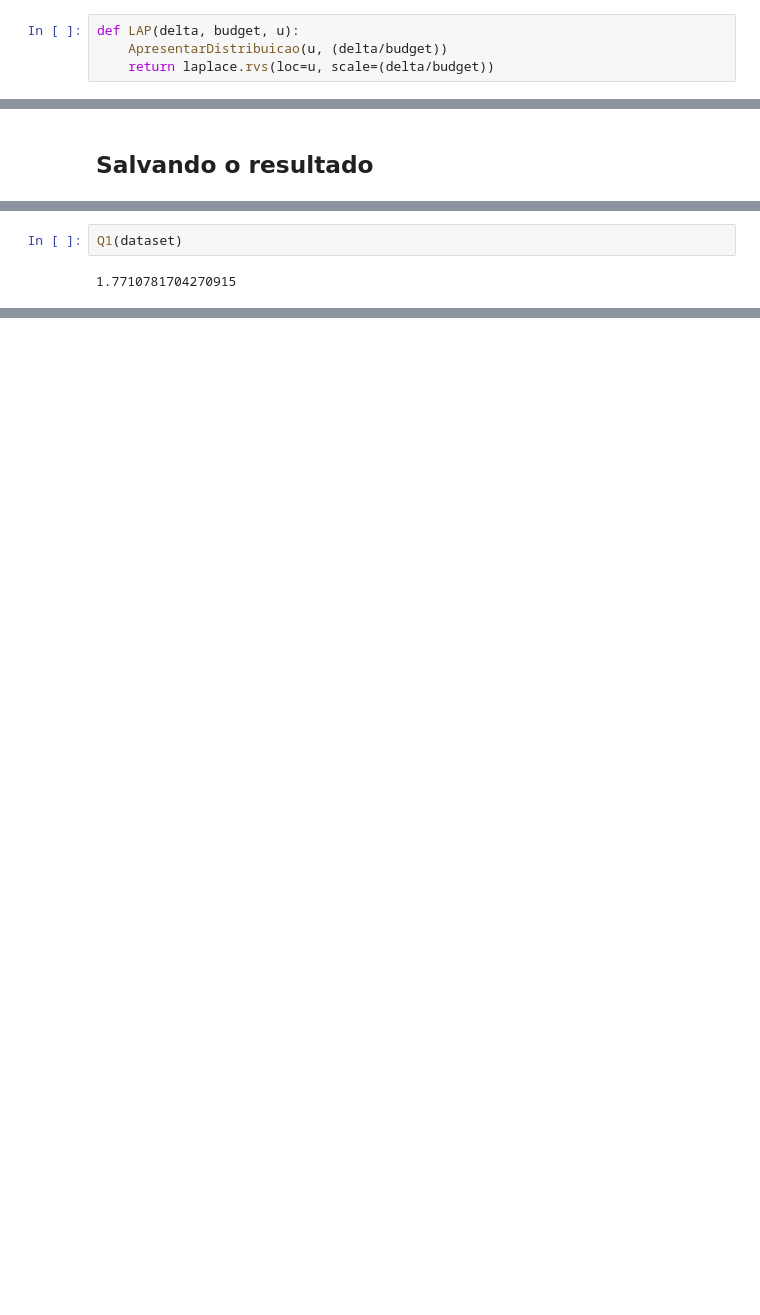
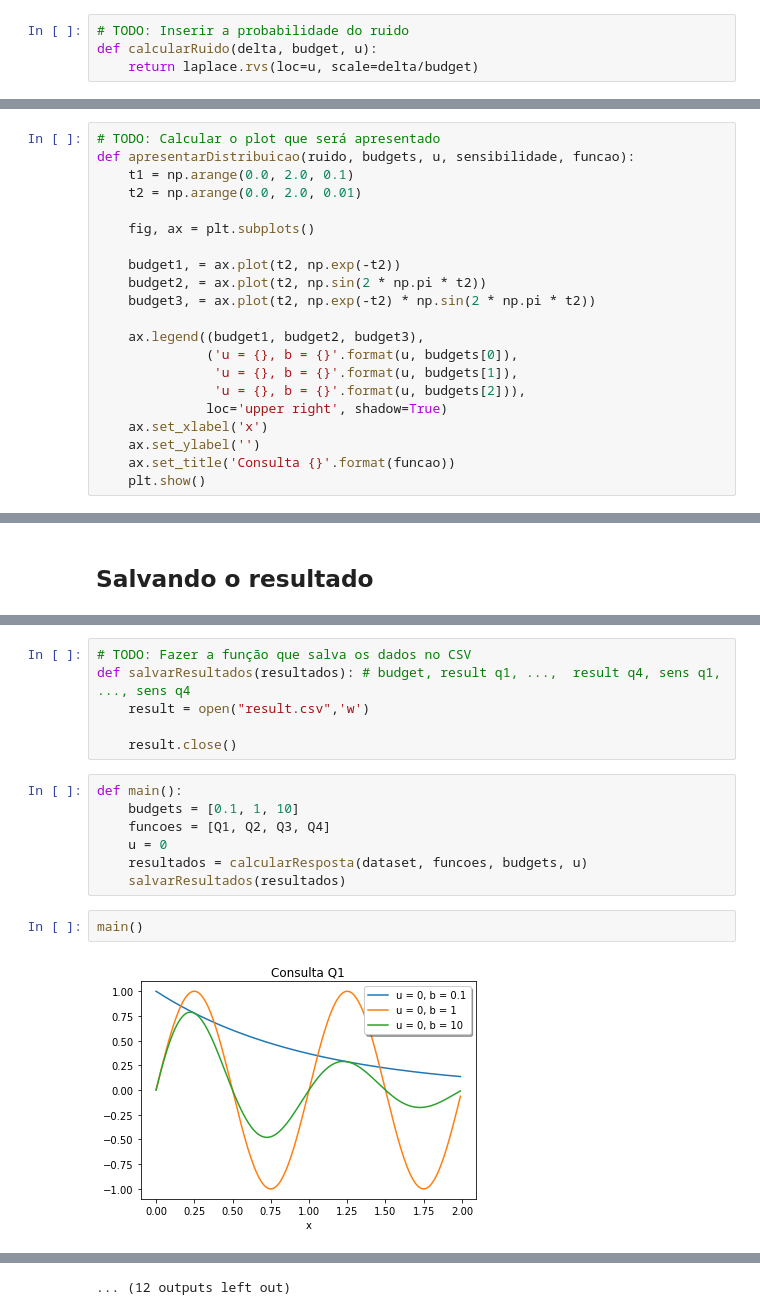
Before and after one commit to tibetteixeira/disciplina_privacidade_2019, a Jupyter notebook: dp_laplace/Privacidade_com_Laplace.ipynb, the cells around one changed output, grey strips where cells are left out. Cells and saved outputs as stored; diff of their text form; blank space fills up the shorter version.

```diff
--- a/dp_laplace/Privacidade_com_Laplace.ipynb
+++ b/dp_laplace/Privacidade_com_Laplace.ipynb
@@ -77,8 +78,8 @@ def deltaF(dataset, f):
 # %% [markdown]
 ## Laplace
 # %%
-def LAP(delta, budget, u):
-    ApresentarDistribuicao(u, (delta/budget))
-    return laplace.rvs(loc=u, scale=(delta/budget))
+# TODO: Inserir a probabilidade do ruido
+def calcularRuido(delta, budget, u):
+    return laplace.rvs(loc=u, scale=delta/budget)
 # %% [markdown]
 ## Apresenta Laplace
@@ -91,3 +86,24 @@ def ApresentarDistribuicao(l, s):
+# %%
+# TODO: Calcular o plot que será apresentado
+def apresentarDistribuicao(ruido, budgets, u, sensibilidade, funcao):
+    t1 = np.arange(0.0, 2.0, 0.1)
+    t2 = np.arange(0.0, 2.0, 0.01)
+
+    fig, ax = plt.subplots()
+
+    budget1, = ax.plot(t2, np.exp(-t2))
+    budget2, = ax.plot(t2, np.sin(2 * np.pi * t2))
+    budget3, = ax.plot(t2, np.exp(-t2) * np.sin(2 * np.pi * t2))
+
+    ax.legend((budget1, budget2, budget3),
+              ('u = {}, b = {}'.format(u, budgets[0]),
+               'u = {}, b = {}'.format(u, budgets[1]),
+               'u = {}, b = {}'.format(u, budgets[2])),
+              loc='upper right', shadow=True)
+    ax.set_xlabel('x')
+    ax.set_ylabel('')
+    ax.set_title('Consulta {}'.format(funcao))
+    plt.show()
 # %% [markdown]
 ## Mecanismo
 # %%
@@ -166,4 +143,17 @@ e: 10, result:1.771082145430033, delta: 4.5636285693984036e-05
-# %%
-Q1(dataset)
-# %% [output]
-1.7710781704270915
+# %%
+# TODO: Fazer a função que salva os dados no CSV
+def salvarResultados(resultados): # budget, result q1, ...,  result q4, sens q1, ..., sens q4
+    result = open("result.csv",'w')
+
+    result.close()
+# %%
+def main():
+    budgets = [0.1, 1, 10]
+    funcoes = [Q1, Q2, Q3, Q4]
+    u = 0
+    resultados = calcularResposta(dataset, funcoes, budgets, u)
+    salvarResultados(resultados)
+# %%
+main()
+# %% [output]
+[figure, added]
@@ -169,0 +195 @@ Q1(dataset)
+... (12 outputs left out)
```
Also changed, not shown: parts of 16 cells of this notebook.
